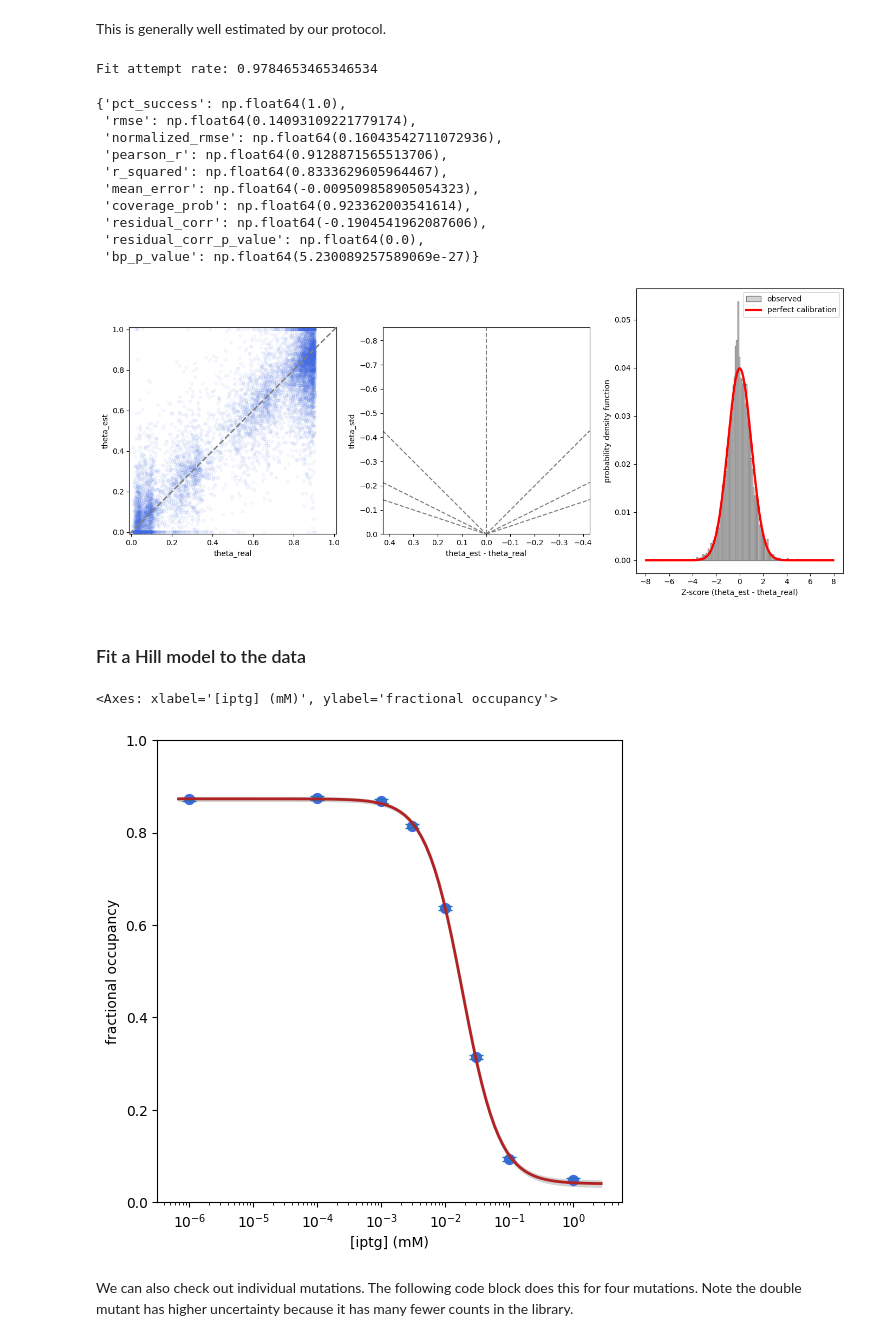
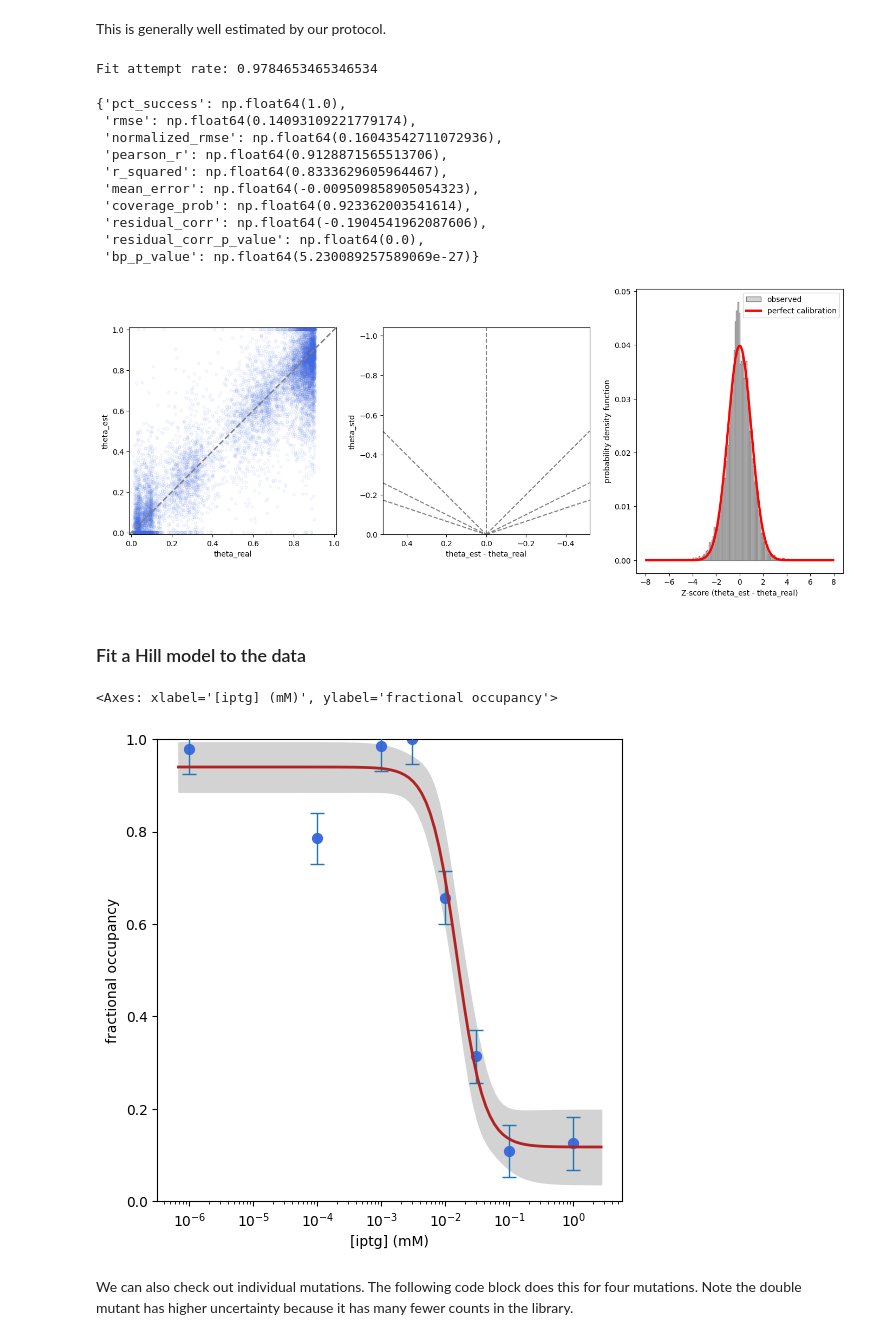
Before and after one commit to harmsm/tfscreen, a Jupyter notebook: notebooks/tfscreen-walkthrough/tfscreen-walkthrough.ipynb, the cells around one changed output. Drawn from its saved outputs; the diff is of its cells as text; code cells hidden in the pictures.

```diff
--- a/notebooks/tfscreen-walkthrough/tfscreen-walkthrough.ipynb
+++ b/notebooks/tfscreen-walkthrough/tfscreen-walkthrough.ipynb
@@ -128,7 +142,7 @@ Once we have our simulated (or real) data, we need to estimate the growth rate f
 # %%
 param_df, pred_df = tfscreen.analyze.estimate_growth_rates(combined_df=combined_df,
                                                            sample_df=sample_df,
-                                                           calibration_file="2025-08-27_calibration.json",
+                                                           calibration_data="2025-08-27_calibration.json",
                                                            k_fit_method="wls")
 # %% [markdown]
 #### parameter dataframe
@@ -240,7 +254,7 @@ The function `estimate_df` takes our estimated growth rates and uncertainties, p
 #growth_df, theta_df, pred_theta_df = tfscreen.analyze.estimate_theta(
 growth_df, theta_df = tfscreen.analyze.estimate_theta(
     param_df,
-    calibration_file="2025-08-27_calibration.json",
+    calibration_data="2025-08-27_calibration.json",
     method="nls"
 )
 # %% [output]
@@ -363,18 +377,18 @@ Fit attempt rate: 0.9784653465346534
  'residual_corr': np.float64(-0.1904541962087606),
  'residual_corr_p_value': np.float64(0.0),
  'bp_p_value': np.float64(5.230089257589069e-27)}
-[figure, old version]
+[figure, new version]
 # %% [markdown]
 ### Fit a Hill model to the data
 # %%
 hill_param_df, hill_pred_df = tfscreen.analyze.estimate_hill(theta_df)
 # %%
 tfscreen.plot.hill_fit(theta_df,
-                       hill_pred_df,genotype='wt',scatter_kwargs={"s":50,
+                       hill_pred_df,genotype='K33D/G91Y',scatter_kwargs={"s":50,
                                                                   "facecolor":"royalblue"})
 # %% [output]
 <Axes: xlabel='[iptg] (mM)', ylabel='fractional occupancy'>
-[figure, old version]
+[figure, new version]
 # %% [markdown]
 We can also check out individual mutations. The following code block does this for four mutations. Note the double mutant has higher uncertainty because it has many fewer counts in the library.
 # %%
```
Also changed, not shown: parts of 3 cells of this notebook, 12 other files.
